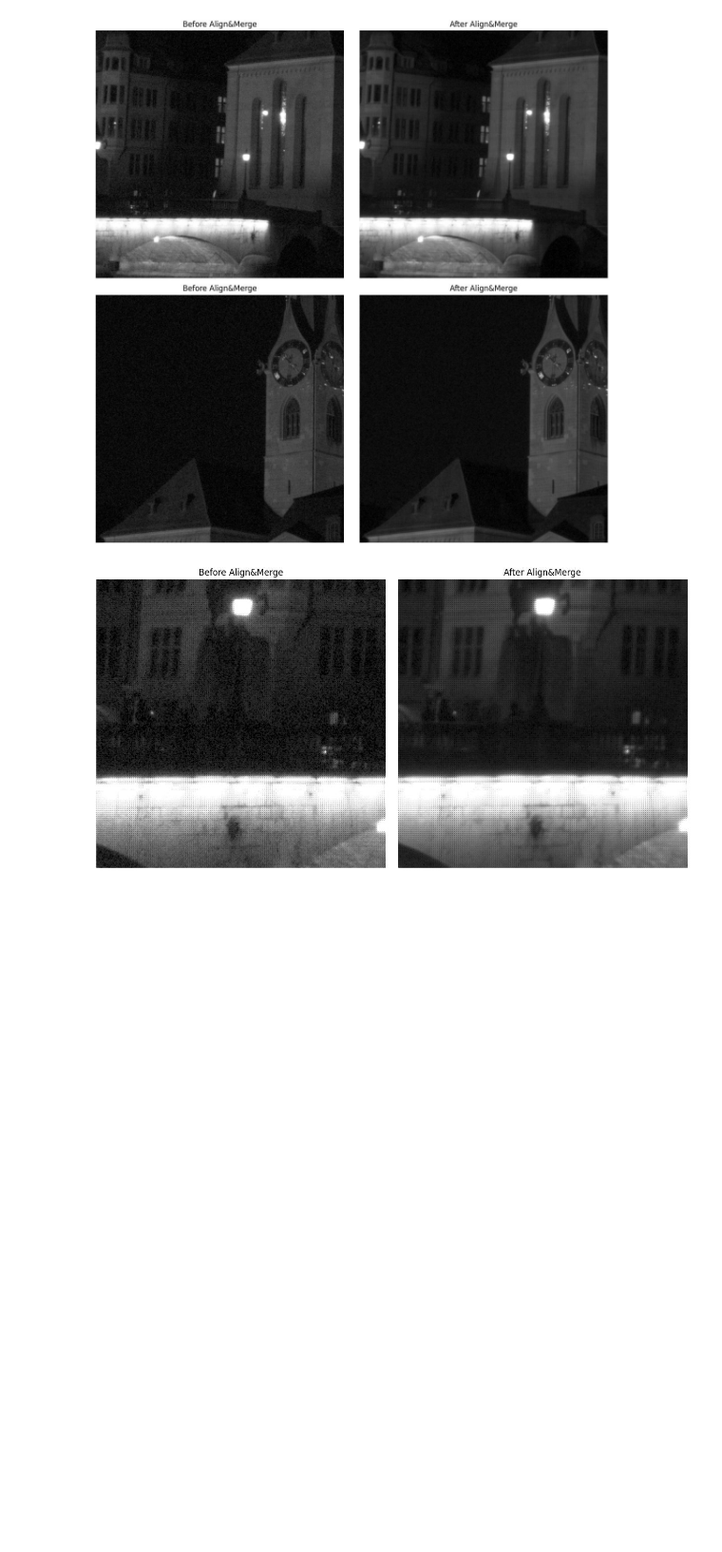
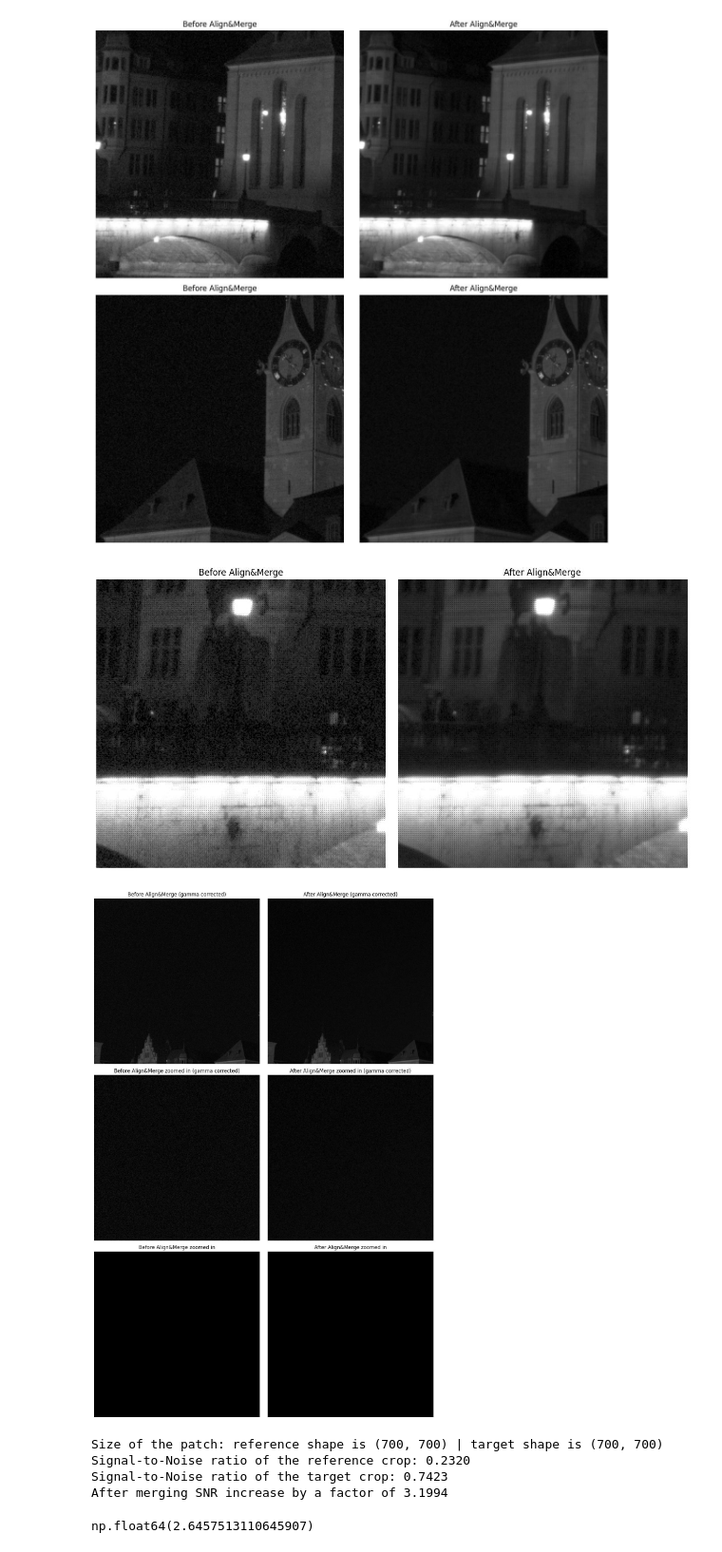
Before and after one commit to Andrei-Aksionov/ISPFoundry, a Jupyter notebook: notebooks/step_3_align_and_merge.ipynb, the cells around one changed output. Shown at 95% size. Saved outputs shown, nothing was run; the diff lists cells and outputs as text; code cells hidden in the pictures; blank space fills up the shorter version.

```diff
--- a/notebooks/step_3_align_and_merge.ipynb
+++ b/notebooks/step_3_align_and_merge.ipynb
@@ -189,3 +189,49 @@ zoomed_in_imgs = [
 plot_images(zoomed_in_imgs, titles, max_per_row=2)
 # %% [output]
 [figure]
+# %%
+def apply_gamma(x: np.ndarray) -> np.ndarray:  # noqa: D103
+    return x.clip(0, 1) ** (1 / 2.2)
+
+
+imgs = [processed_images[0], merged_image]
+
+zoomed_in_imgs = [
+    get_crop(apply_gamma(imgs[0]), window_size=700, shift_y=-900, shift_x=-300),
+    get_crop(apply_gamma(imgs[1]), window_size=700, shift_y=-900, shift_x=-300),
+    get_crop(apply_gamma(imgs[0]), window_size=350, shift_y=-900, shift_x=-300),
+    get_crop(apply_gamma(imgs[1]), window_size=350, shift_y=-900, shift_x=-300),
+    get_crop(imgs[0], window_size=350, shift_y=-900, shift_x=-300),
+    get_crop(imgs[1], window_size=350, shift_y=-900, shift_x=-300),
+]
+titles = [
+    "Before Align&Merge (gamma corrected)",
+    "After Align&Merge (gamma corrected)",
+    "Before Align&Merge zoomed in (gamma corrected)",
+    "After Align&Merge zoomed in (gamma corrected)",
+    "Before Align&Merge zoomed in",
+    "After Align&Merge zoomed in",
+]
+
+plot_images(zoomed_in_imgs, titles, max_per_row=2)
+# %% [output]
+[figure, added]
+# %%
+ref_crop, tgt_crop = zoomed_in_imgs[-2:]
+print(f"Size of the patch: reference shape is {ref_crop.shape} | target shape is {tgt_crop.shape}")
+
+ref_snr = ref_crop.mean() / ref_crop.std()
+tgt_snr = tgt_crop.mean() / tgt_crop.std()
+
+print(f"Signal-to-Noise ratio of the reference crop: {ref_snr:.4f}")
+print(f"Signal-to-Noise ratio of the target crop: {tgt_snr:.4f}")
+print(f"After merging SNR increase by a factor of {tgt_snr / ref_snr:.4f}")
+# %% [output]
+Size of the patch: reference shape is (700, 700) | target shape is (700, 700)
+Signal-to-Noise ratio of the reference crop: 0.2320
+Signal-to-Noise ratio of the target crop: 0.7423
+After merging SNR increase by a factor of 3.1994
+# %%
+np.sqrt(len(processed_images))
+# %% [output]
+np.float64(2.6457513110645907)
```
Also changed, not shown: parts of 3 cells of this notebook.
